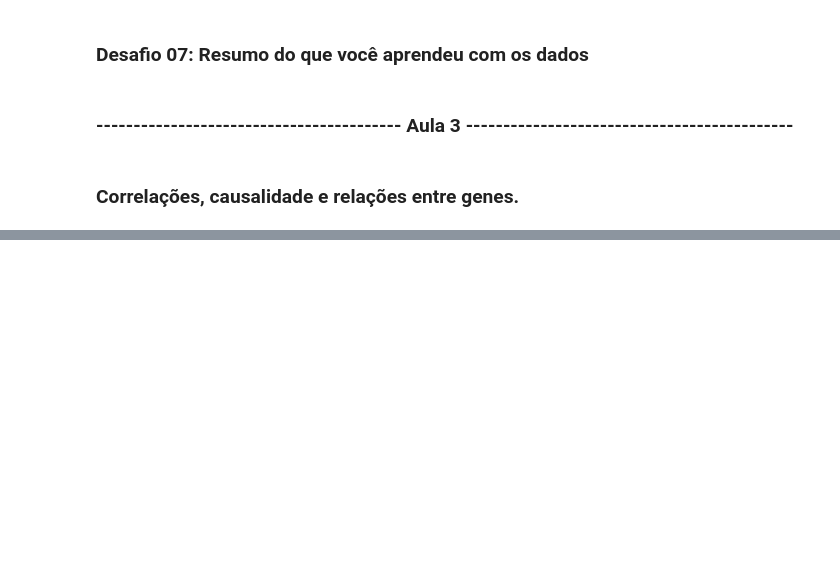
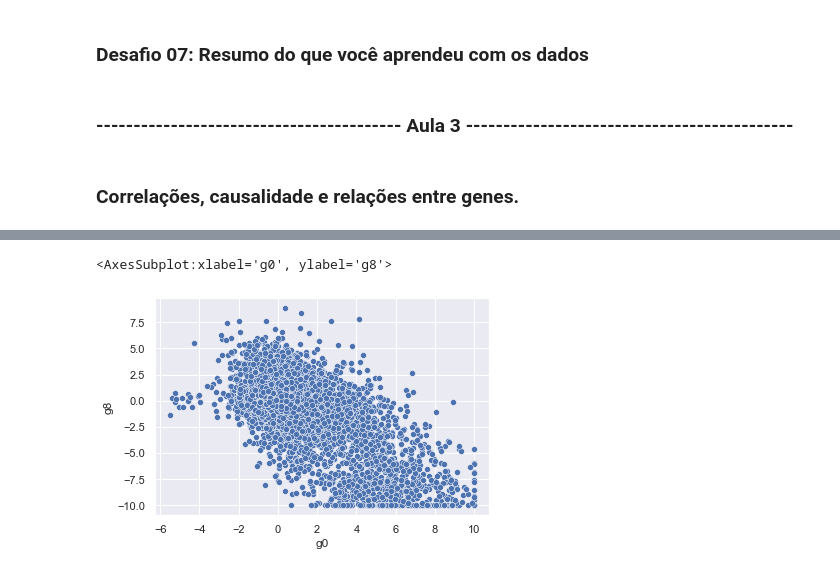
Before and after one commit to iplusl/Imersao_Dados, a Jupyter notebook: Imersao_Dados.ipynb, the cells around one changed output, grey strips where cells are left out. Cells and saved outputs as stored; diff of their text form; code cells hidden in the pictures; blank space fills up the shorter version.

```diff
--- a/Imersao_Dados.ipynb
+++ b/Imersao_Dados.ipynb
@@ -509,0 +583,5 @@ max: Valor Máximo<br>
+# %%
+sns.scatterplot(x='g0', y='g8', data=dados)
+# %% [output]
+<AxesSubplot:xlabel='g0', ylabel='g8'>
+[figure, added]
```
Also changed, not shown: parts of 19 cells of this notebook.
